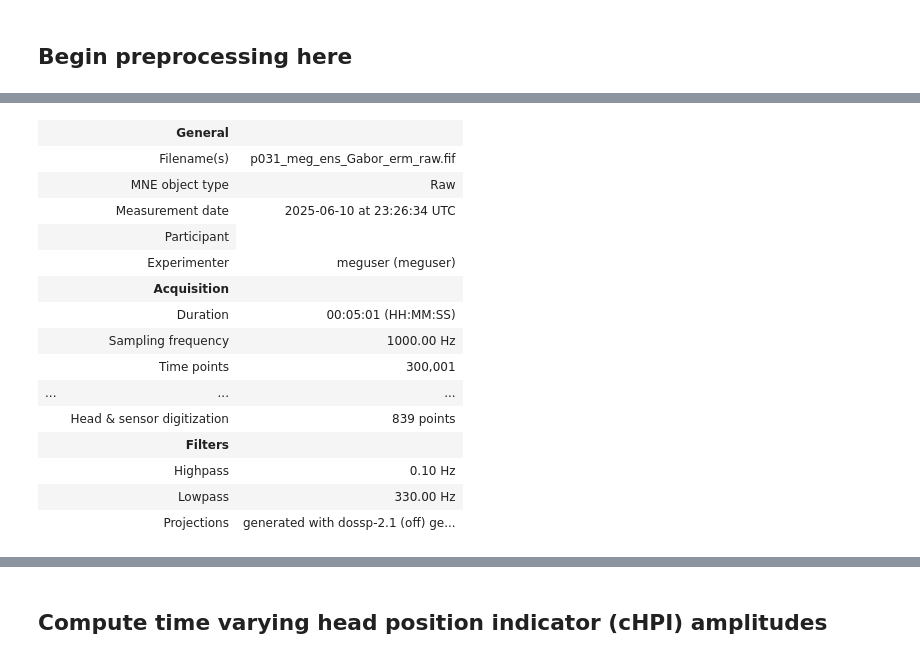
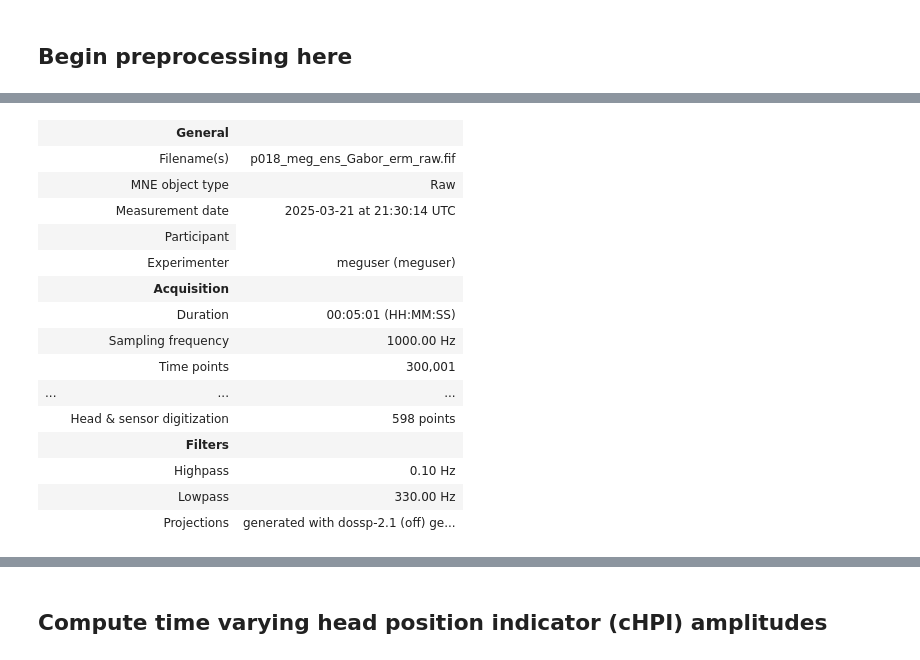
Before and after one commit to siddiskid/IMM-Lab, a Jupyter notebook: 1_GABOR_Preprocessing.ipynb, the cells around one changed output, grey strips where cells are left out. Cells and saved outputs as stored; diff of their text form; code cells hidden in the pictures.

```diff
--- a/1_GABOR_Preprocessing.ipynb
+++ b/1_GABOR_Preprocessing.ipynb
@@ -402,12 +406,12 @@ duration of raw erm data: 301.999
 # %%
 # Crop data such that it is divisible by tsss_dur (10)
-raw.crop(tmax=3170)
+raw.crop(tmax=3190)
 raw_erm.crop(tmax=300)
 # %% [output]
 |  | General |  |
-|  | Filename(s) | p031_meg_ens_Gabor_erm_raw.fif |
+|  | Filename(s) | p018_meg_ens_Gabor_erm_raw.fif |
 |  | MNE object type | Raw |
-|  | Measurement date | 2025-06-10 at 23:26:34 UTC |
+|  | Measurement date | 2025-03-21 at 21:30:14 UTC |
 |  | Participant |
 |  | Experimenter | meguser (meguser) |
 |  | Acquisition |  |
@@ -415,7 +419,7 @@ raw_erm.crop(tmax=300)
 |  | Sampling frequency | 1000.00 Hz |
 |  | Time points | 300,001 |
 | ... | ... | ... |
-|  | Head & sensor digitization | 839 points |
+|  | Head & sensor digitization | 598 points |
 |  | Filters |  |
 |  | Highpass | 0.10 Hz |
 |  | Lowpass | 330.00 Hz |
```
Also changed, not shown: parts of 13 cells of this notebook, 38 other files.
